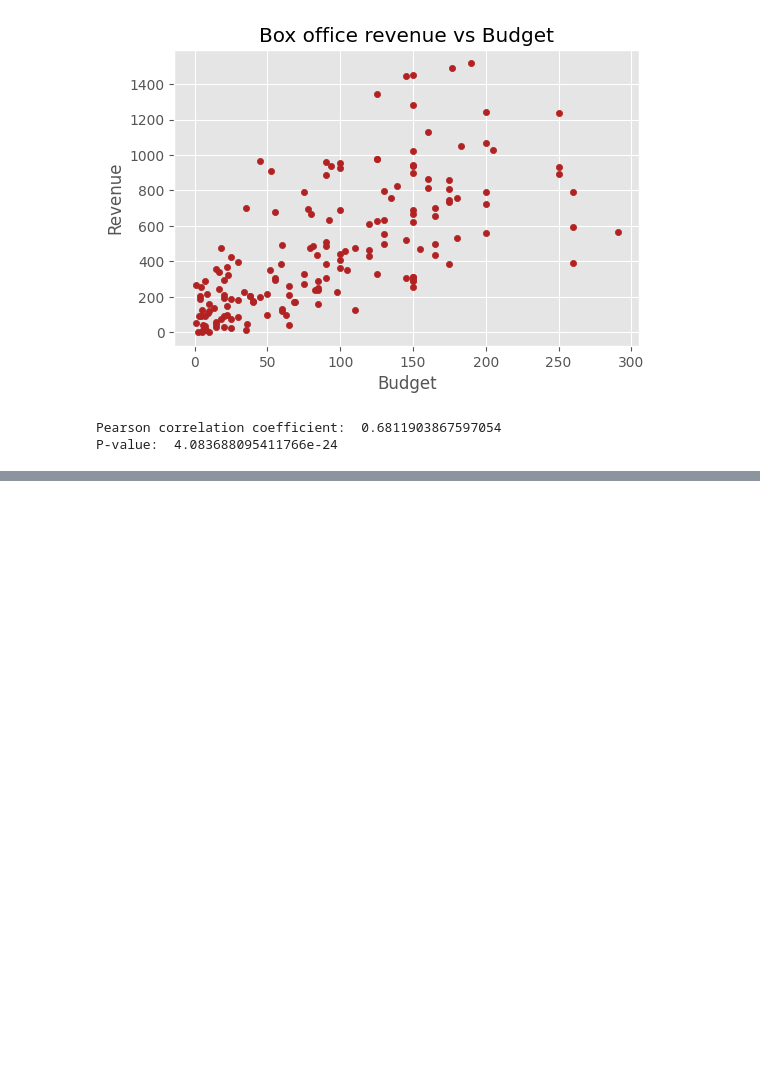
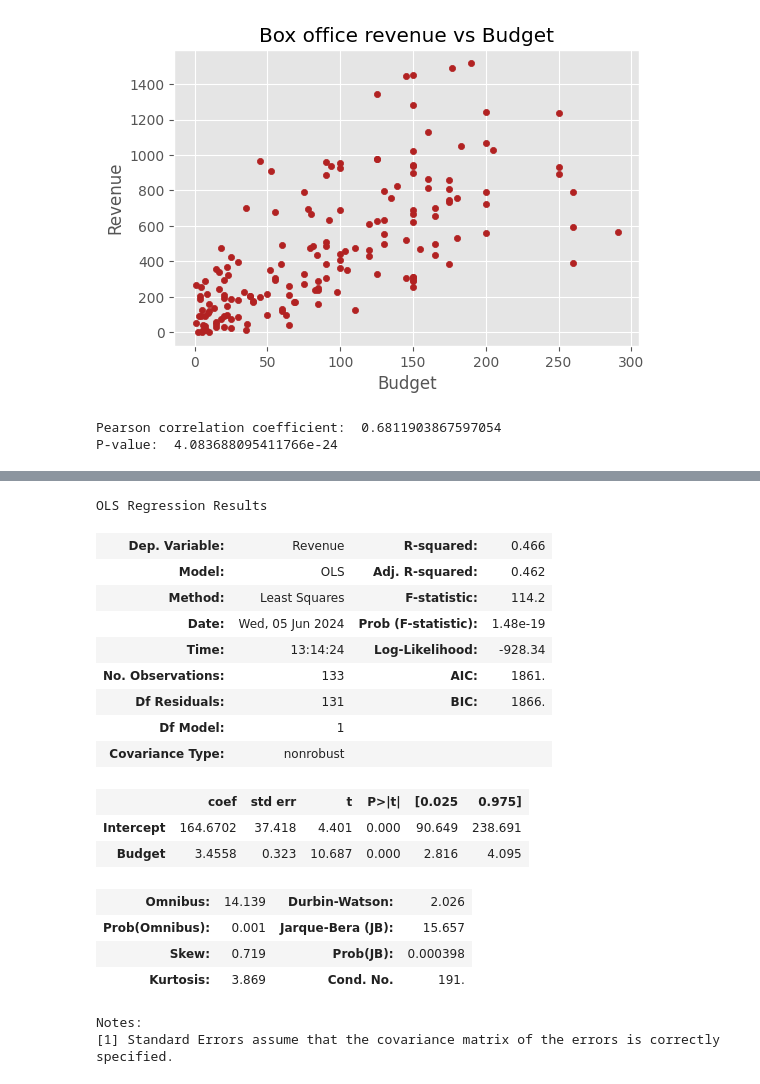
Before and after one commit to Alaninja1209/Did-you-like-the-movie-, a Jupyter notebook: Movie_LinearRegression.ipynb, the cells around one changed output, grey strips where cells are left out. Cells and saved outputs as stored; diff of their text form; code cells hidden in the pictures; blank space fills up the shorter version.

Commit message:
Model fitting in progress and checking out confidence intervals

```diff
--- a/Movie_LinearRegression.ipynb
+++ b/Movie_LinearRegression.ipynb
@@ -86,0 +97,40 @@ P-value:  4.083688095411766e-24
+# %%
+# Train-test splitting
+# ==============================================================================
+X = movies_budget[['Budget']]
+y = movies_budget['Revenue']
+
+X_train, X_test, y_train, y_test = train_test_split(
+                                        X.values.reshape(-1,1),
+                                        y.values.reshape(-1,1),
+                                        train_size   = 0.8,
+                                        random_state = 512,
+                                        shuffle      = True
+                                    )
+# %%
+# Model fitting using a formula
+# ==============================================================================
+movies_budget_train = pd.DataFrame(np.hstack((X_train, y_train)), columns=['Budget', 'Revenue'])
+modelf = smf.ols(formula = 'Revenue ~ Budget', data = movies_budget_train)
+modelf = modelf.fit()
+modelf.summary()
+# %% [output]
+OLS Regression Results
+| Dep. Variable: | Revenue | R-squared: | 0.466 |
+| Model: | OLS | Adj. R-squared: | 0.462 |
+| Method: | Least Squares | F-statistic: | 114.2 |
+| Date: | Wed, 05 Jun 2024 | Prob (F-statistic): | 1.48e-19 |
+| Time: | 13:14:24 | Log-Likelihood: | -928.34 |
+| No. Observations: | 133 | AIC: | 1861. |
+| Df Residuals: | 131 | BIC: | 1866. |
+| Df Model: | 1 |  |  |
+| Covariance Type: | nonrobust |  |  |
+|  | coef | std err | t | P>|t| | [0.025 | 0.975] |
+| Intercept | 164.6702 | 37.418 | 4.401 | 0.000 | 90.649 | 238.691 |
+| Budget | 3.4558 | 0.323 | 10.687 | 0.000 | 2.816 | 4.095 |
+| Omnibus: | 14.139 | Durbin-Watson: | 2.026 |
+| Prob(Omnibus): | 0.001 | Jarque-Bera (JB): | 15.657 |
+| Skew: | 0.719 | Prob(JB): | 0.000398 |
+| Kurtosis: | 3.869 | Cond. No. | 191. |
+Notes:
+[1] Standard Errors assume that the covariance matrix of the errors is correctly specified.
```
Also changed, not shown: parts of 9 cells of this notebook.
